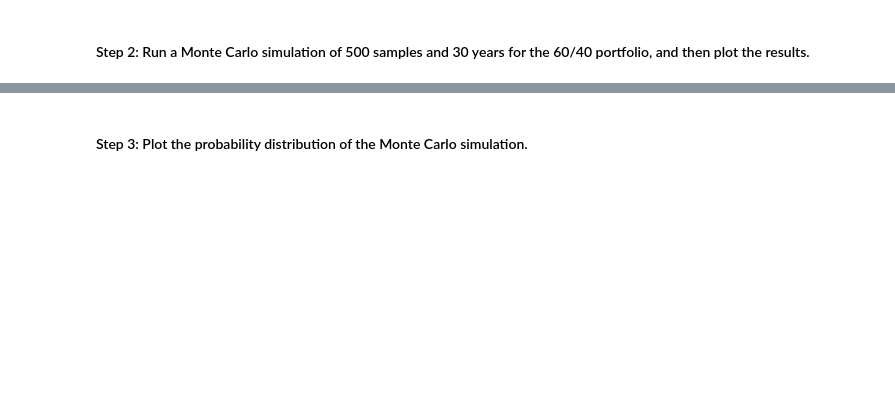
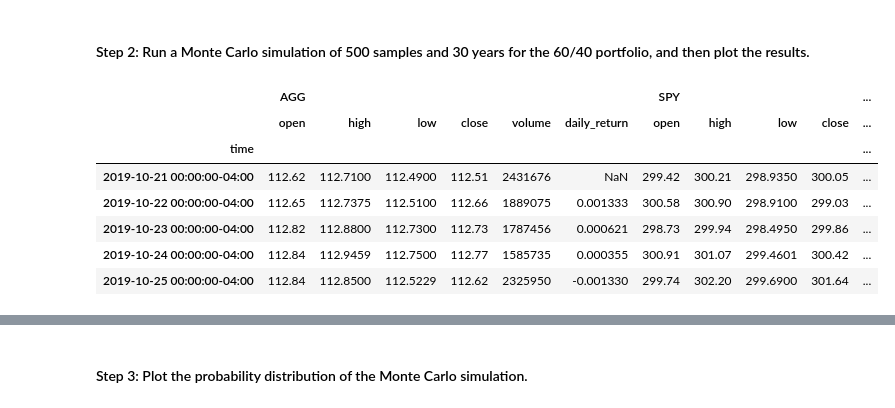
Before and after one commit to ThusSpokeZarate/emergency-and-retirement-plans, a Jupyter notebook: financial_planning_tools.ipynb, the cells around one changed output, grey strips where cells are left out. Saved outputs shown, nothing was run; the diff lists cells and outputs as text; code cells hidden in the pictures; blank space fills up the shorter version.

```diff
--- a/financial_planning_tools.ipynb
+++ b/financial_planning_tools.ipynb
@@ -442,10 +465,24 @@ In this section, you’ll use the MCForecastTools library to create a Monte Carl
 # %%
 # Configure the Monte Carlo simulation to forecast 30 years cumulative returns
 # The weights should be split 40% to AGG and 60% to SPY.
 # Run 500 samples.
-# YOUR CODE HERE
+MC_even_weight = MCSimulation(
+    portfolio_data = portfolio_mc_simulation_df,
+    weights = [.4,.6],
+    num_simulation = 500,
+    num_trading_days = 252*30
+)
 
 # Review the simulation input data
-# YOUR CODE HERE
+MC_even_weight.portfolio_data.head()
+# %% [output]
+|  | AGG |  |  |  |  |  | SPY |  |  |  | ... |
+|  | open | high | low | close | volume | daily_return | open | high | low | close | ... |
+| time |  |  |  |  |  |  |  |  |  |  | ... |
+| 2019-10-21 00:00:00-04:00 | 112.62 | 112.7100 | 112.4900 | 112.51 | 2431676 | NaN | 299.42 | 300.21 | 298.9350 | 300.05 | ... |
+| 2019-10-22 00:00:00-04:00 | 112.65 | 112.7375 | 112.5100 | 112.66 | 1889075 | 0.001333 | 300.58 | 300.90 | 298.9100 | 299.03 | ... |
+| 2019-10-23 00:00:00-04:00 | 112.82 | 112.8800 | 112.7300 | 112.73 | 1787456 | 0.000621 | 298.73 | 299.94 | 298.4950 | 299.86 | ... |
+| 2019-10-24 00:00:00-04:00 | 112.84 | 112.9459 | 112.7500 | 112.77 | 1585735 | 0.000355 | 300.91 | 301.07 | 299.4601 | 300.42 | ... |
+| 2019-10-25 00:00:00-04:00 | 112.84 | 112.8500 | 112.5229 | 112.62 | 2325950 | -0.001330 | 299.74 | 302.20 | 299.6900 | 301.64 | ... |
 # %%
 # Run the Monte Carlo simulation to forecast 30 years cumulative returns
```
Also changed, not shown: parts of 20 cells of this notebook.
